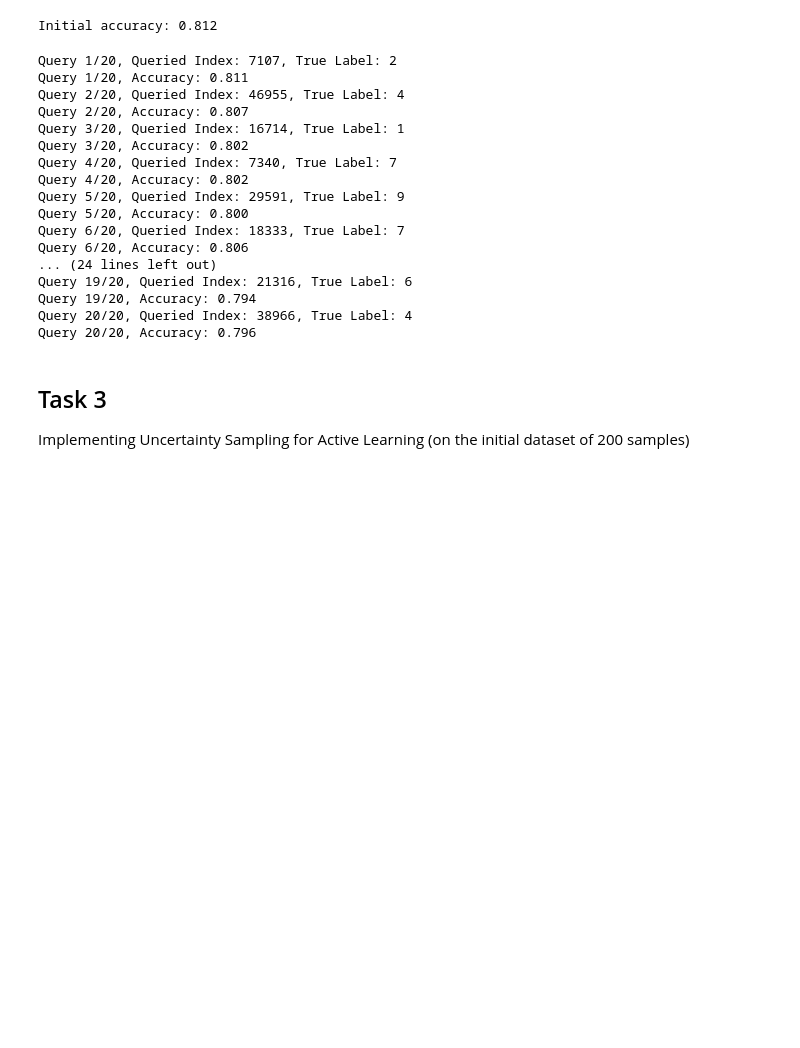
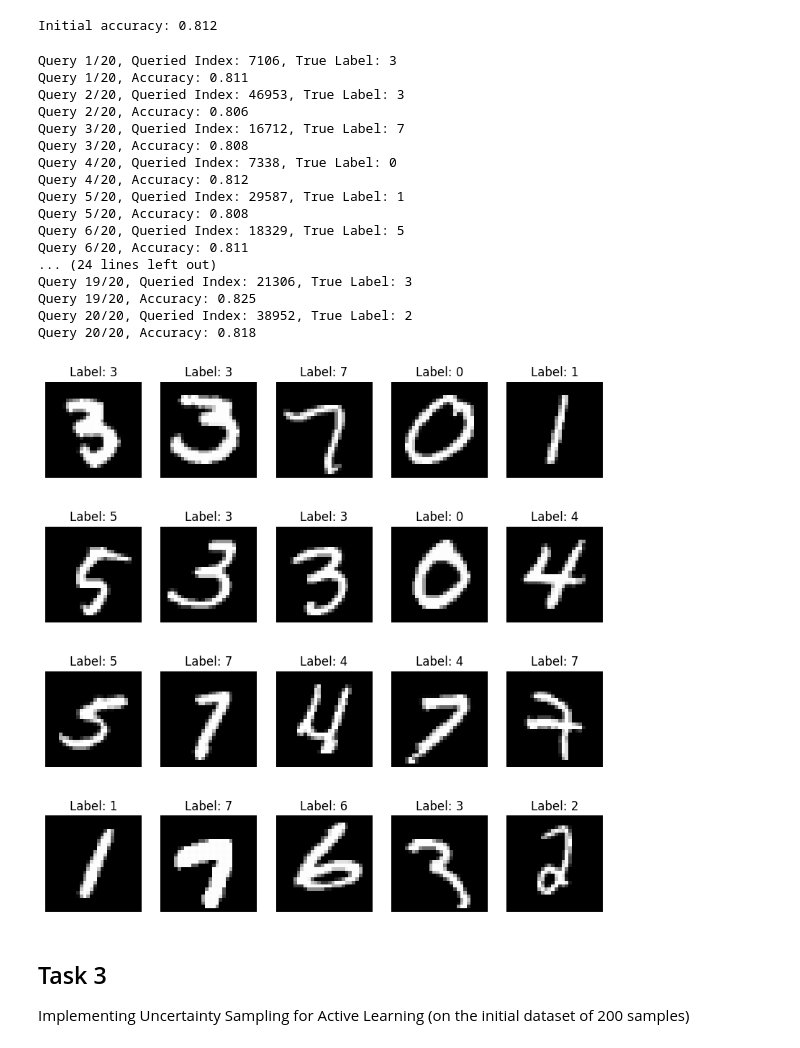
Before and after one commit to Praanshu101/Active_Learning, a Jupyter notebook: Lab4.ipynb, the cells around one changed output. Drawn from its saved outputs; the diff is of its cells as text; code cells hidden in the pictures; blank space fills up the shorter version.

```diff
--- a/Lab4.ipynb
+++ b/Lab4.ipynb
@@ -140,52 +148,63 @@ Initial accuracy: 0.812
 # %%
 # Active Learning Loop (20 iterations)
 n_queries = 20
-accuracy1 = [initial_accuracy]
-X_initial1 = np.array(X_initial)
-y_initial1 = np.array(y_initial)
-X_pool1 = np.array(X_pool)
+
+accuracy1 = [initial_accuracy] # List to store the accuracy after each query
+
+X_initial1 = np.array(X_initial) # Copy of the initially labeled dataset
+y_initial1 = np.array(y_initial) # Copy of the initially labeled labels
+X_pool1 = np.array(X_pool) # Copy of the unlabeled pool
+
+# Display image in 4x5 grid
+fig, axs = plt.subplots(4, 5, figsize=(10, 10))
 
 for i in range(n_queries):
     # Select a random sample from the unlabeled pool
-    query_idx = np.random.choice(range(len(X_pool1)))
+    query_idx_idx = np.random.choice(range(len(X_pool1))) # Index of the queried sample in the pool
+    query_idx = unlabeled_pool_idx[query_idx_idx] # Index of the queried sample in the original dataset
 
     # Add the queried sample to the labelled dataset.
-    X_initial1 = np.vstack((X_initial1, X_pool1[query_idx]))
-    y_initial1 = np.append(y_initial1, mnist["train"]["label"][unlabeled_pool_idx[query_idx]])
+    X_initial1 = np.vstack((X_initial1, X_train[query_idx]))
+    y_initial1 = np.append(y_initial1, mnist["train"]["label"][query_idx])
+
+    # Print the queried index and the true label
+    print(f'Query {i + 1}/{n_queries}, Queried Index: {query_idx}, True Label: {mnist["train"]["label"][query_idx]}')
+
+    # Show the queried image and the true label
+    ax = axs[i // 5, i % 5]
+    ax.imshow(X_train[query_idx].reshape(28, 28), cmap='gray')
+    ax.set_title(f'Label: {mnist["train"]["label"][query_idx]}')
+    ax.axis('off')
 
     # Remove the queried sample from the unlabelled pool
-    X_pool = np.delete(X_pool1, query_idx, axis=0)
-    # Remove the queried sample index from the unlabeled pool index
-    unlabeled_pool_idx = np.delete(unlabeled_pool_idx, query_idx)
+    X_pool1 = np.delete(X_pool1, query_idx_idx, axis=0)
 
-    # Print the queried index and the true label
-    print(f'Query {i + 1}/{n_queries}, Queried Index: {unlabeled_pool_idx[query_idx]}, True Label: {mnist["train"]["label"][unlabeled_pool_idx[query_idx]]}')
-
-    # Retrain the model and check the model's accuracy on the test set.
+    # Retrain the model
     classifier1.fit(X_initial1, y_initial1)
 
     # Calculate the accuracy
     accuracy = classifier1.score(X_test, y_test)
     print(f'Query {i + 1}/{n_queries}, Accuracy: {accuracy:.3f}')
     accuracy1.append(accuracy)
 # %% [output]
-Query 1/20, Queried Index: 7107, True Label: 2
+Query 1/20, Queried Index: 7106, True Label: 3
 Query 1/20, Accuracy: 0.811
-Query 2/20, Queried Index: 46955, True Label: 4
-Query 2/20, Accuracy: 0.807
-Query 3/20, Queried Index: 16714, True Label: 1
-Query 3/20, Accuracy: 0.802
-Query 4/20, Queried Index: 7340, True Label: 7
-Query 4/20, Accuracy: 0.802
-Query 5/20, Queried Index: 29591, True Label: 9
-Query 5/20, Accuracy: 0.800
-Query 6/20, Queried Index: 18333, True Label: 7
-Query 6/20, Accuracy: 0.806
+Query 2/20, Queried Index: 46953, True Label: 3
+Query 2/20, Accuracy: 0.806
+Query 3/20, Queried Index: 16712, True Label: 7
+Query 3/20, Accuracy: 0.808
+Query 4/20, Queried Index: 7338, True Label: 0
+Query 4/20, Accuracy: 0.812
+Query 5/20, Queried Index: 29587, True Label: 1
+Query 5/20, Accuracy: 0.808
+Query 6/20, Queried Index: 18329, True Label: 5
+Query 6/20, Accuracy: 0.811
 ... (24 lines left out)
-Query 19/20, Queried Index: 21316, True Label: 6
-Query 19/20, Accuracy: 0.794
-Query 20/20, Queried Index: 38966, True Label: 4
-Query 20/20, Accuracy: 0.796
+Query 19/20, Queried Index: 21306, True Label: 3
+Query 19/20, Accuracy: 0.825
+Query 20/20, Queried Index: 38952, True Label: 2
+Query 20/20, Accuracy: 0.818
+[figure, added]
 # %% [markdown]
 ## Task 3
 
```
Also changed, not shown: parts of 3 cells of this notebook.
